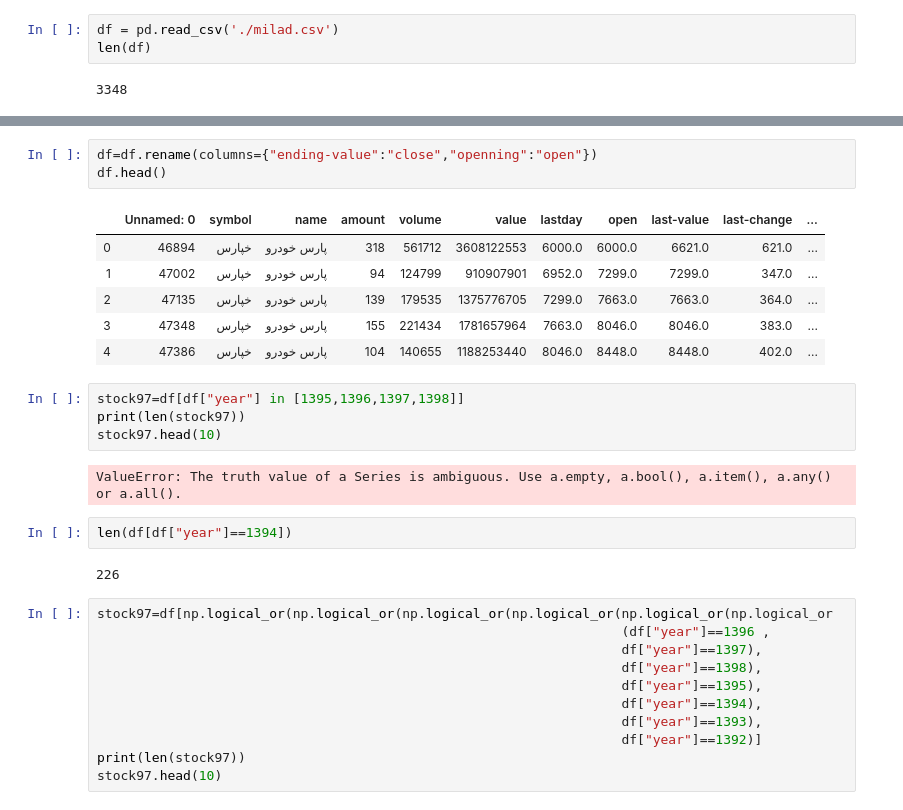
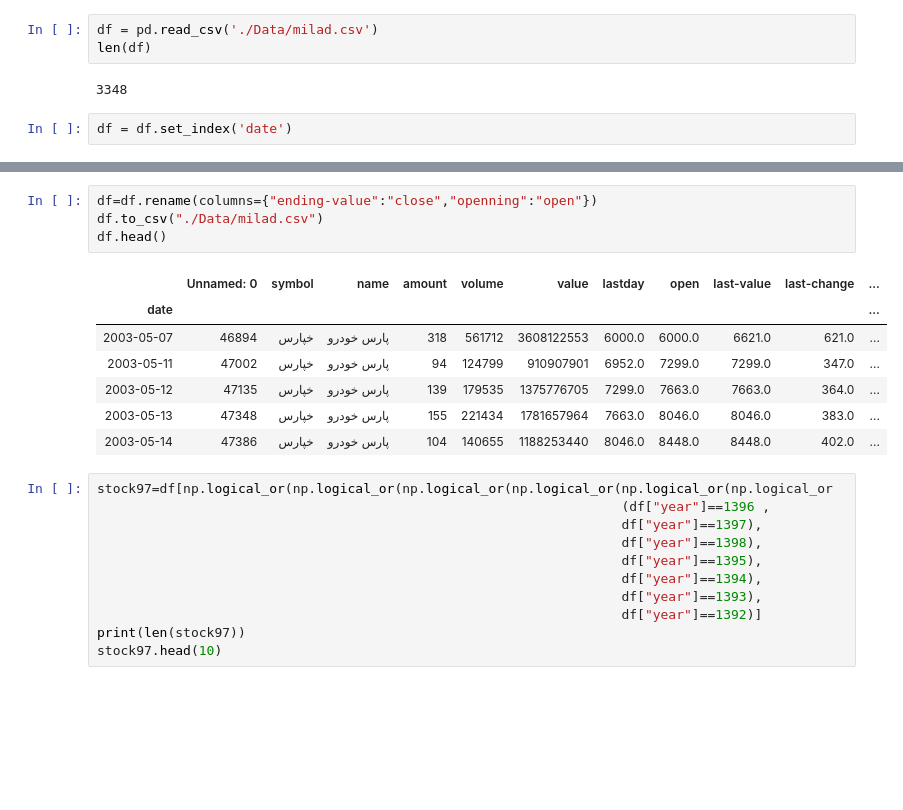
Before and after one commit to miladmirzazadeh/Parooo, a Jupyter notebook: Milads Notebook.ipynb, the cells around one changed output, grey strips where cells are left out. Cells and saved outputs as stored; diff of their text form; blank space fills up the shorter version.

```diff
--- a/Milads Notebook.ipynb
+++ b/Milads Notebook.ipynb
@@ -7,5 +148,7 @@ from math import pi
 # %%
-df = pd.read_csv('./milad.csv')
+df = pd.read_csv('./Data/milad.csv')
 len(df)
 # %% [output]
 3348
+# %%
+df = df.set_index('date')
@@ -12,23 +182,15 @@ len(df)
 # %%
 df=df.rename(columns={"ending-value":"close","openning":"open"})
+df.to_csv("./Data/milad.csv")
 df.head()
 # %% [output]
 |  | Unnamed: 0 | symbol | name | amount | volume | value | lastday | open | last-value | last-change | ... |
-| 0 | 46894 | خپارس | پارس‌ خودرو | 318 | 561712 | 3608122553 | 6000.0 | 6000.0 | 6621.0 | 621.0 | ... |
-| 1 | 47002 | خپارس | پارس‌ خودرو | 94 | 124799 | 910907901 | 6952.0 | 7299.0 | 7299.0 | 347.0 | ... |
-| 2 | 47135 | خپارس | پارس‌ خودرو | 139 | 179535 | 1375776705 | 7299.0 | 7663.0 | 7663.0 | 364.0 | ... |
-| 3 | 47348 | خپارس | پارس‌ خودرو | 155 | 221434 | 1781657964 | 7663.0 | 8046.0 | 8046.0 | 383.0 | ... |
-| 4 | 47386 | خپارس | پارس‌ خودرو | 104 | 140655 | 1188253440 | 8046.0 | 8448.0 | 8448.0 | 402.0 | ... |
+| date |  |  |  |  |  |  |  |  |  |  | ... |
+| 2003-05-07 | 46894 | خپارس | پارس‌ خودرو | 318 | 561712 | 3608122553 | 6000.0 | 6000.0 | 6621.0 | 621.0 | ... |
+| 2003-05-11 | 47002 | خپارس | پارس‌ خودرو | 94 | 124799 | 910907901 | 6952.0 | 7299.0 | 7299.0 | 347.0 | ... |
+| 2003-05-12 | 47135 | خپارس | پارس‌ خودرو | 139 | 179535 | 1375776705 | 7299.0 | 7663.0 | 7663.0 | 364.0 | ... |
+| 2003-05-13 | 47348 | خپارس | پارس‌ خودرو | 155 | 221434 | 1781657964 | 7663.0 | 8046.0 | 8046.0 | 383.0 | ... |
+| 2003-05-14 | 47386 | خپارس | پارس‌ خودرو | 104 | 140655 | 1188253440 | 8046.0 | 8448.0 | 8448.0 | 402.0 | ... |
-# %%
-stock97=df[df["year"] in [1395,1396,1397,1398]]
-print(len(stock97))
-stock97.head(10)
-# %% [output]
-ValueError: The truth value of a Series is ambiguous. Use a.empty, a.bool(), a.item(), a.any() or a.all().
-# %%
-len(df[df["year"]==1394])
-# %% [output]
-226
 # %%
 stock97=df[np.logical_or(np.logical_or(np.logical_or(np.logical_or(np.logical_or(np.logical_or
                                                                    (df["year"]==1396 ,
```
Also changed, not shown: parts of 15 cells of this notebook, 14 other files.
